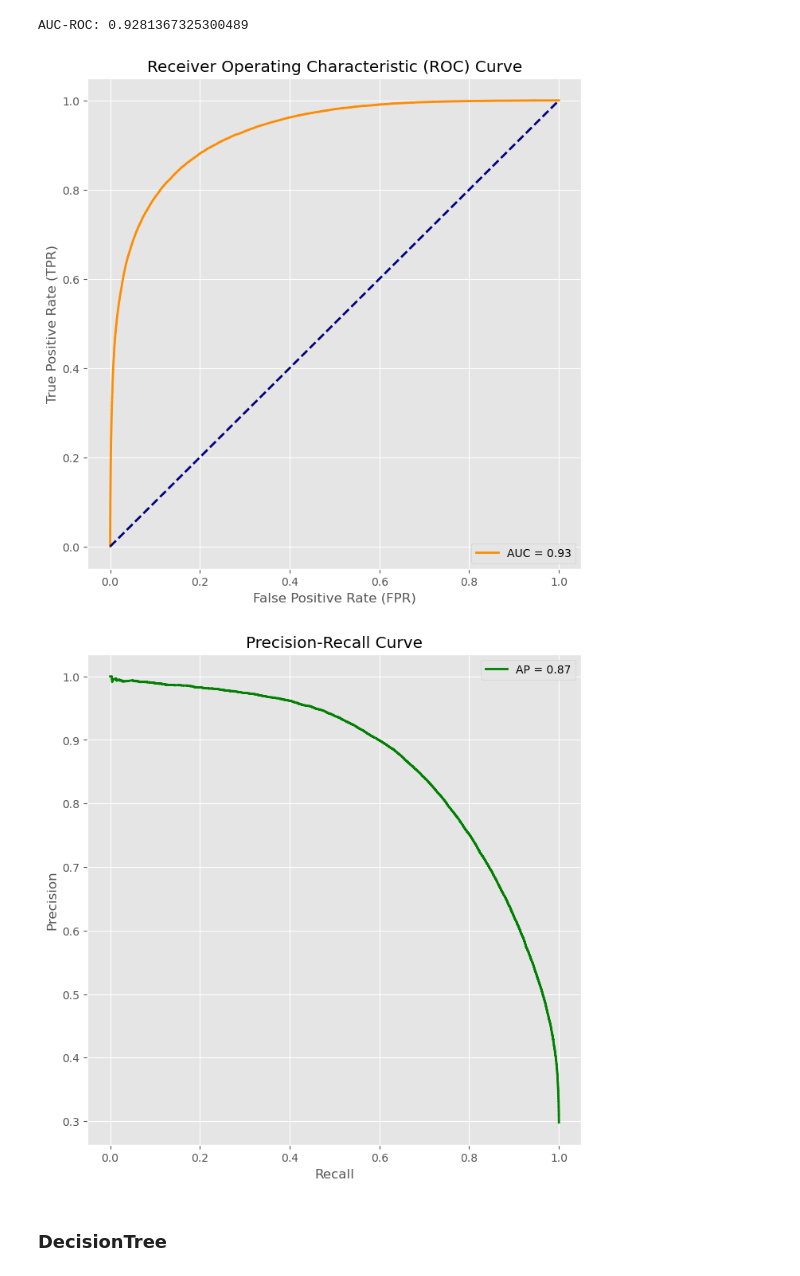
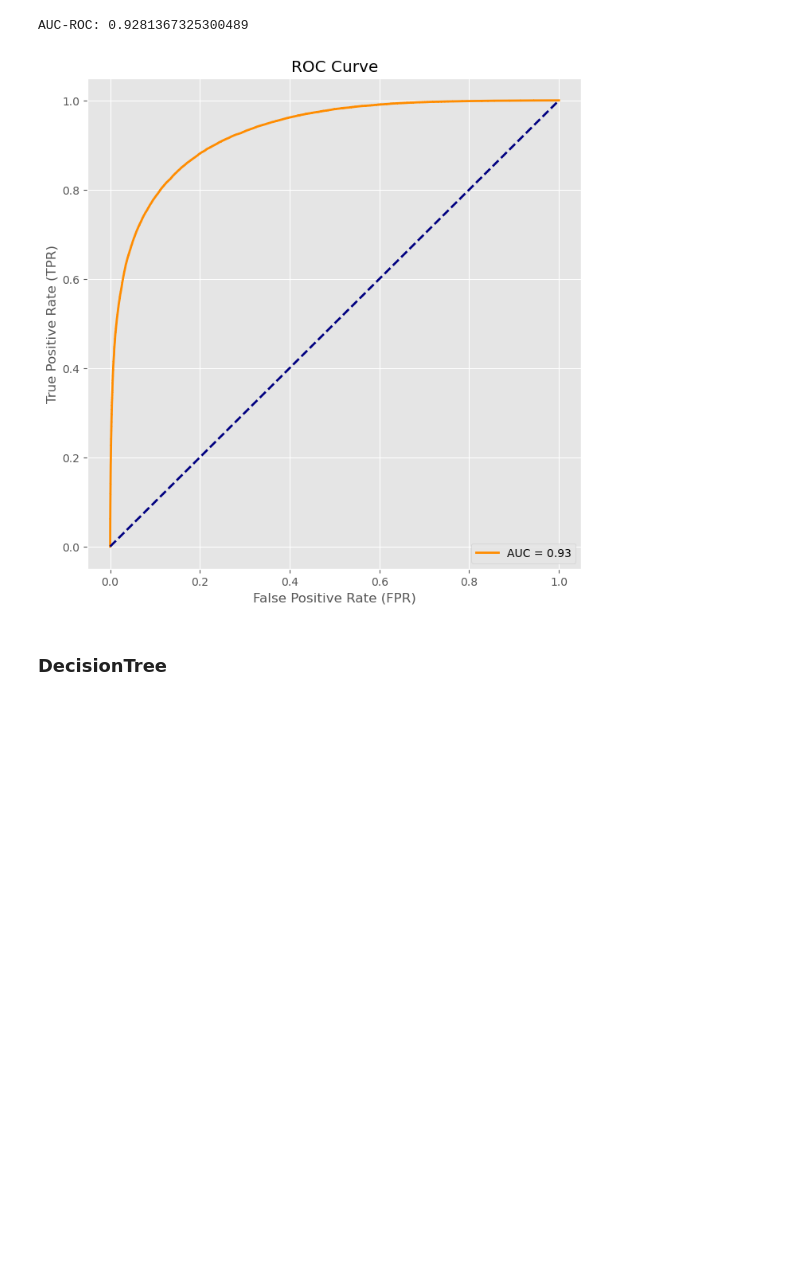
Before and after one commit to Mawbhe/Predicting-hospital-admission, a Jupyter notebook: main.ipynb, the cells around one changed output. Saved outputs shown, nothing was run; the diff lists cells and outputs as text; code cells hidden in the pictures; blank space fills up the shorter version.

```diff
--- a/main.ipynb
+++ b/main.ipynb
@@ -969,0 +889,3 @@ XGBClassifier(base_score=None, booster=None, callbacks=None,
+# %%
+model = XGBClassifier(objective="binary:logistic", random_state=42)
+model.fit(X_train, y_train)
@@ -996,32 +930,18 @@ AUC-ROC: 0.9281367325300489
 # %%
 fpr, tpr, _ = roc_curve(y_test, y_pred_proba)
 roc_auc = auc(fpr, tpr)
 
 # Plot ROC curve
 plt.figure(figsize=(8, 8))
 plt.plot(fpr, tpr, color='darkorange', lw=2, label=f'AUC = {roc_auc:.2f}')
 plt.plot([0, 1], [0, 1], color='navy', lw=2, linestyle='--')
 plt.xlabel('False Positive Rate (FPR)')
 plt.ylabel('True Positive Rate (TPR)')
-plt.title('Receiver Operating Characteristic (ROC) Curve')
+plt.title('ROC Curve')
 plt.legend(loc='lower right')
 plt.show()
-
-# Calculate Precision-Recall curve
-precision, recall, _ = precision_recall_curve(y_test, y_pred_proba)
-average_precision = auc(recall, precision)
-
-# Plot Precision-Recall curve
-plt.figure(figsize=(8, 8))
-plt.plot(recall, precision, color='green', lw=2, label=f'AP = {average_precision:.2f}')
-plt.xlabel('Recall')
-plt.ylabel('Precision')
-plt.title('Precision-Recall Curve')
-plt.legend(loc='upper right')
-plt.show()
 # %% [output]
-[figure, old version]
+[figure, new version]
-[figure, removed]
 # %% [markdown]
 ### DecisionTree
 # %%
```
Also changed, not shown: parts of 20 cells of this notebook.
